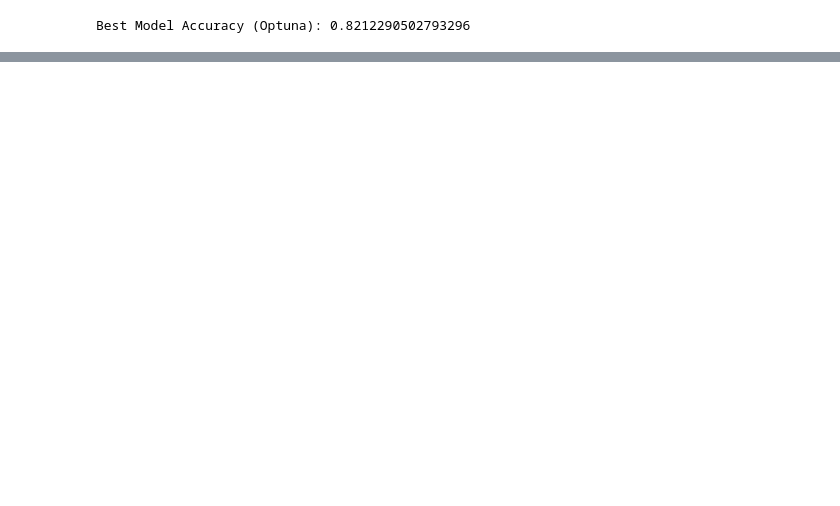
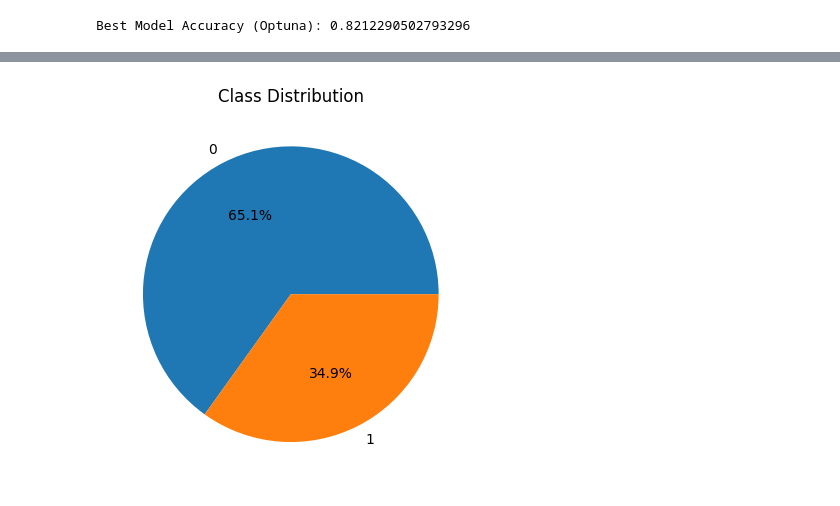
Before and after one commit to itsluckysharma01/Python-from-START, a Jupyter notebook: G09_Boosting_in_Machine_Learning.ipynb, the cells around one changed output, grey strips where cells are left out. Saved outputs shown, nothing was run; the diff lists cells and outputs as text; code cells hidden in the pictures; blank space fills up the shorter version.

```diff
--- a/G09_Boosting_in_Machine_Learning.ipynb
+++ b/G09_Boosting_in_Machine_Learning.ipynb
@@ -508,0 +924,19 @@ Best Model Accuracy (Optuna): 0.8212290502793296
+# %%
+# Installing Libraries
+# !pip install lightgbm
+
+# Impoerting Libraries
+
+import pandas as pd
+import numpy as np
+import seaborn as sb
+import matplotlib.pyplot as plt
+import lightgbm as lgb
+from sklearn.preprocessing import StandardScaler
+from sklearn.model_selection import train_test_split
+from sklearn.metrics import roc_auc_score
+from lightgbm import LGBMClassifier
+import warnings
+warnings.filterwarnings('ignore')
+
+df = pd.read_csv('https://raw.githubusercontent.com/itsluckysharma01/Datasets/refs/heads/main/diabetes1.csv')
@@ -508,0 +977,8 @@ Best Model Accuracy (Optuna): 0.8212290502793296
+# %%
+# EDA
+temp = df['Outcome'].value_counts()
+plt.pie(temp.values, labels=temp.index.values, autopct='%1.1f%%')
+plt.title("Class Distribution")
+plt.show()
+# %% [output]
+[figure, added]
```
Also changed, not shown: parts of 42 cells of this notebook, 5 other files.
